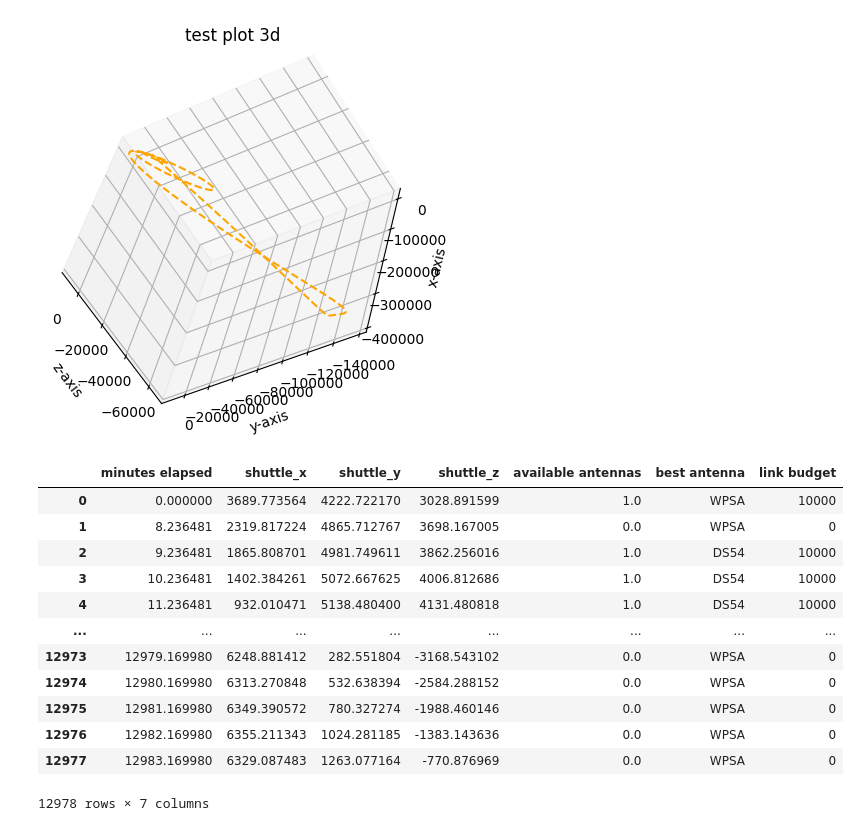
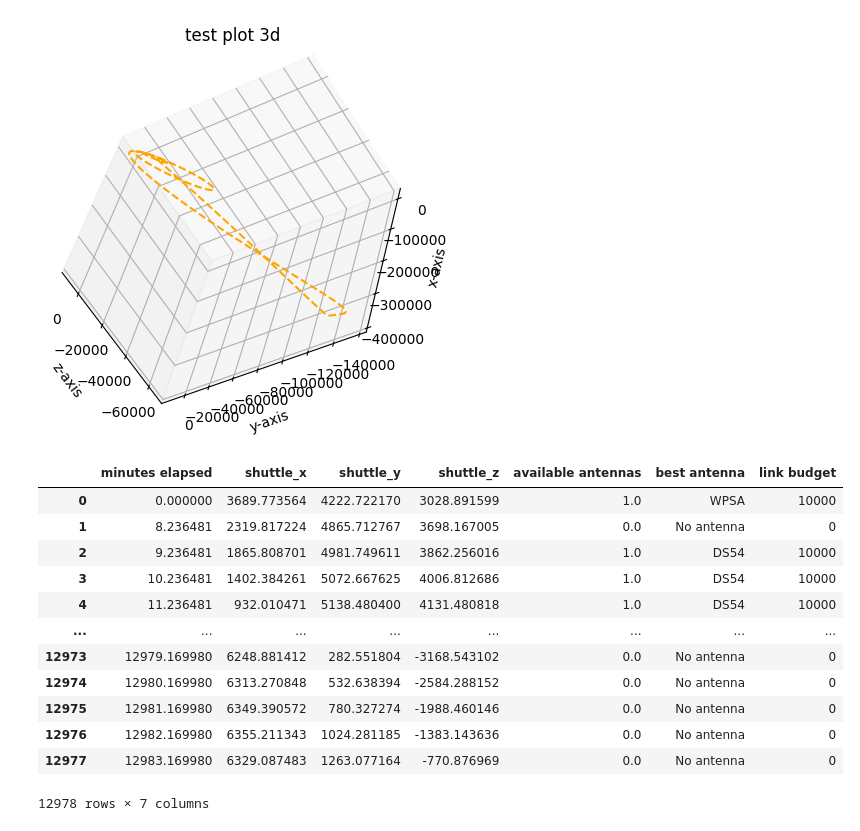
Before and after one commit to viperisopp/nasa_adc_data, a Jupyter notebook: trajectory_graph.ipynb, the cells around one changed output. Saved outputs shown, nothing was run; the diff lists cells and outputs as text; code cells hidden in the pictures.

```diff
--- a/trajectory_graph.ipynb
+++ b/trajectory_graph.ipynb
@@ -75,44 +76,47 @@ def link_budget(range,diameter):
     link_budget_calculated = (10 ** (0.1 * link_budget_exponent)) / 1000
     return link_budget_calculated if link_budget_calculated < 10000 else 10000
 
 antenna_connection = pd.DataFrame(columns=['minutes elapsed','shuttle_x', 'shuttle_y', 'shuttle_z','available antennas','best antenna','link budget'])
 
 for i,n in df.iterrows():
     minutes = n['MISSION ELAPSED TIME (min)']
     x = n["Rx(km)[J2000-EARTH]"]
     y = n["Ry(km)[J2000-EARTH]"]
     z = n["Rz(km)[J2000-EARTH]"]
     available_antennas = n["WPSA"] + n["DS54"] + n["DS24"] + n["DS34"]
     l = [["WPSA","WPSA Range"],["DS54","DS54 Range"],["DS24","Range DS24"],["DS34","Range DS34"]]
     for antenna in l:
         if n[antenna[0]] != 0:
             antenna[1] = link_budget(n[antenna[1]],antenna_diameters[antenna[0]])
         else:
             antenna[1] = 0
 
     l.sort(key=lambda x: x[1],reverse=True)
 
-    best_antenna = l[0][0]
+    if available_antennas != 0:
+        best_antenna = l[0][0]
+    else:
+        best_antenna = "No antenna"
     best_link_budget = l[0][1]
 
     row = pd.DataFrame({'minutes elapsed':minutes,'shuttle_x':x,'shuttle_y':y,'shuttle_z':z,'available antennas':available_antennas,'best antenna':best_antenna,'link budget':best_link_budget},index = [i])
     antenna_connection = pd.concat([antenna_connection,row],ignore_index=True)
 
 # ax.scatter(antenna_connection['x'],antenna_connection["y"],antenna_connection["z"],color=antenna_connection['color'])
 display(antenna_connection)
 # %% [output]
 |  | minutes elapsed | shuttle_x | shuttle_y | shuttle_z | available antennas | best antenna | link budget |
 | 0 | 0.000000 | 3689.773564 | 4222.722170 | 3028.891599 | 1.0 | WPSA | 10000 |
-| 1 | 8.236481 | 2319.817224 | 4865.712767 | 3698.167005 | 0.0 | WPSA | 0 |
+| 1 | 8.236481 | 2319.817224 | 4865.712767 | 3698.167005 | 0.0 | No antenna | 0 |
 | 2 | 9.236481 | 1865.808701 | 4981.749611 | 3862.256016 | 1.0 | DS54 | 10000 |
 | 3 | 10.236481 | 1402.384261 | 5072.667625 | 4006.812686 | 1.0 | DS54 | 10000 |
 | 4 | 11.236481 | 932.010471 | 5138.480400 | 4131.480818 | 1.0 | DS54 | 10000 |
 | ... | ... | ... | ... | ... | ... | ... | ... |
-| 12973 | 12979.169980 | 6248.881412 | 282.551804 | -3168.543102 | 0.0 | WPSA | 0 |
-| 12974 | 12980.169980 | 6313.270848 | 532.638394 | -2584.288152 | 0.0 | WPSA | 0 |
-| 12975 | 12981.169980 | 6349.390572 | 780.327274 | -1988.460146 | 0.0 | WPSA | 0 |
-| 12976 | 12982.169980 | 6355.211343 | 1024.281185 | -1383.143636 | 0.0 | WPSA | 0 |
-| 12977 | 12983.169980 | 6329.087483 | 1263.077164 | -770.876969 | 0.0 | WPSA | 0 |
+| 12973 | 12979.169980 | 6248.881412 | 282.551804 | -3168.543102 | 0.0 | No antenna | 0 |
+| 12974 | 12980.169980 | 6313.270848 | 532.638394 | -2584.288152 | 0.0 | No antenna | 0 |
+| 12975 | 12981.169980 | 6349.390572 | 780.327274 | -1988.460146 | 0.0 | No antenna | 0 |
+| 12976 | 12982.169980 | 6355.211343 | 1024.281185 | -1383.143636 | 0.0 | No antenna | 0 |
+| 12977 | 12983.169980 | 6329.087483 | 1263.077164 | -770.876969 | 0.0 | No antenna | 0 |
 12978 rows × 7 columns
 # %%
 antenna_connection.to_csv("datasets/antenna_connection.csv",index=False)
```
Also changed, not shown: parts of 3 cells of this notebook.
